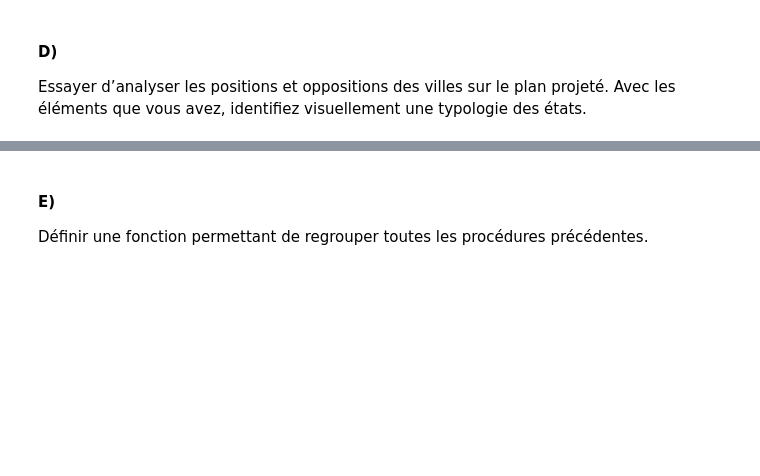
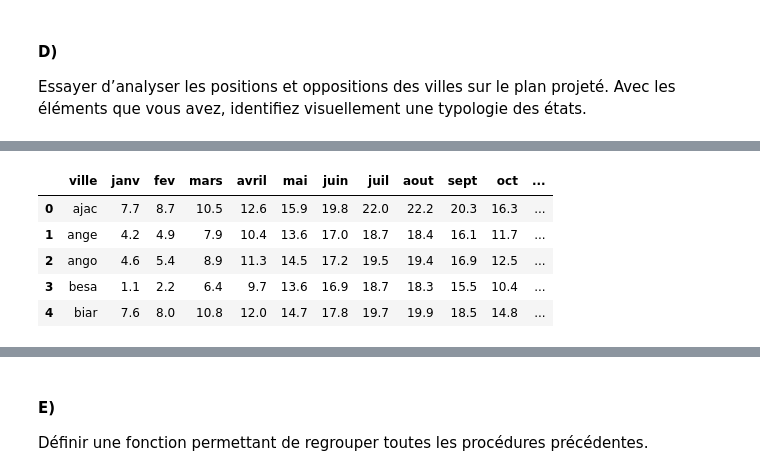
Before and after one commit to Locolm/ADM_TP2, a Jupyter notebook: TP_ACP_A_rendre_LAURENT_Clement_RANDRIANTSOA_Matthieu.ipynb, the cells around one changed output, grey strips where cells are left out. Saved outputs shown, nothing was run; the diff lists cells and outputs as text; code cells hidden in the pictures; blank space fills up the shorter version.

```diff
--- a/TP_ACP_A_rendre_LAURENT_Clement_RANDRIANTSOA_Matthieu.ipynb
+++ b/TP_ACP_A_rendre_LAURENT_Clement_RANDRIANTSOA_Matthieu.ipynb
@@ -87,0 +142,9 @@ vous avez, identifiez visuellement une typologie des états.
+# %%
+data.head()
+# %% [output]
+|  | ville | janv | fev | mars | avril | mai | juin | juil | aout | sept | oct | ... |
+| 0 | ajac | 7.7 | 8.7 | 10.5 | 12.6 | 15.9 | 19.8 | 22.0 | 22.2 | 20.3 | 16.3 | ... |
+| 1 | ange | 4.2 | 4.9 | 7.9 | 10.4 | 13.6 | 17.0 | 18.7 | 18.4 | 16.1 | 11.7 | ... |
+| 2 | ango | 4.6 | 5.4 | 8.9 | 11.3 | 14.5 | 17.2 | 19.5 | 19.4 | 16.9 | 12.5 | ... |
+| 3 | besa | 1.1 | 2.2 | 6.4 | 9.7 | 13.6 | 16.9 | 18.7 | 18.3 | 15.5 | 10.4 | ... |
+| 4 | biar | 7.6 | 8.0 | 10.8 | 12.0 | 14.7 | 17.8 | 19.7 | 19.9 | 18.5 | 14.8 | ... |
```
Also changed, not shown: parts of 14 cells of this notebook, 1 other file.
